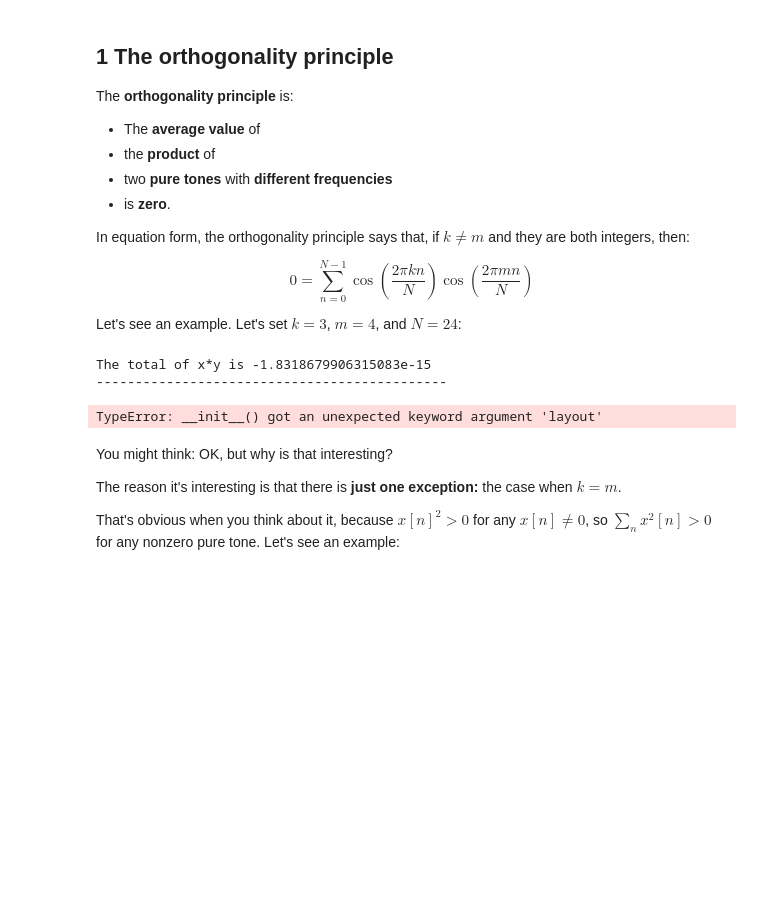
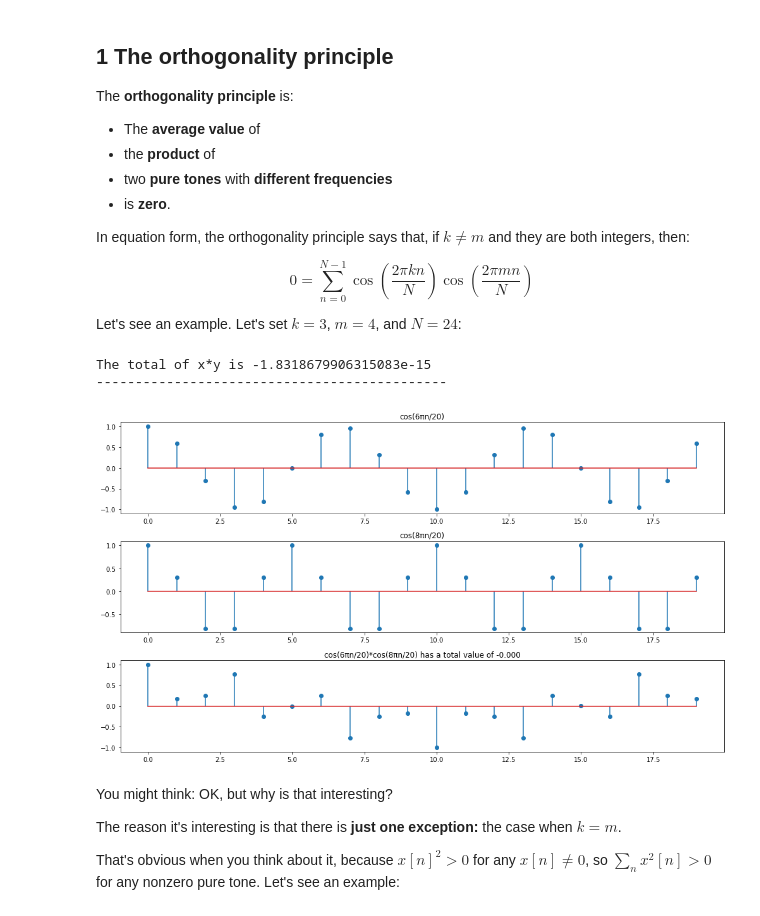
Before and after one commit to st162216/intro_speech_understanding, a Jupyter notebook: 2023_fall/lec08/lec08_notebook.ipynb, the cells around one changed output. Saved outputs shown, nothing was run; the diff lists cells and outputs as text; code cells hidden in the pictures; blank space fills up the shorter version.

```diff
--- a/2023_fall/lec08/lec08_notebook.ipynb
+++ b/2023_fall/lec08/lec08_notebook.ipynb
@@ -34,27 +34,29 @@ import matplotlib.pyplot as plt
 # %%
 k = 3
 m = 4
 N = 20
 n = np.arange(N)
 
 x = np.cos(2*np.pi*k*n/N)
 y = np.cos(2*np.pi*m*n/N)
 
-total = sum(x*y)
-print('The total of x*y is',total,'\n---------------------------------------------')
+total = sum(x * y)
+print('The total of x*y is', total, '\n---------------------------------------------')
 
-fig = plt.figure(figsize=(14,8),layout='tight')
-subfigs = fig.subplots(3,1)
+fig, subfigs = plt.subplots(3, 1, figsize=(14, 8))
 subfigs[0].stem(x)
 subfigs[0].set_title('cos(6πn/20)')
 subfigs[1].stem(y)
 subfigs[1].set_title('cos(8πn/20)')
-subfigs[2].stem(x*y)
-subfigs[2].set_title('cos(6πn/20)*cos(8πn/20) has a total value of %3.3f'%(total))
+subfigs[2].stem(x * y)
+subfigs[2].set_title('cos(6πn/20)*cos(8πn/20) has a total value of %3.3f' % (total))
+
+plt.tight_layout()  # サブプロットの間隔を調整する
+plt.show()
 # %% [output]
 The total of x*y is -1.8318679906315083e-15
 ---------------------------------------------
-TypeError: __init__() got an unexpected keyword argument 'layout'
+[figure, added]
 # %% [markdown]
 You might think: OK, but why is that interesting?
 
```
Also changed, not shown: parts of 10 cells of this notebook.
